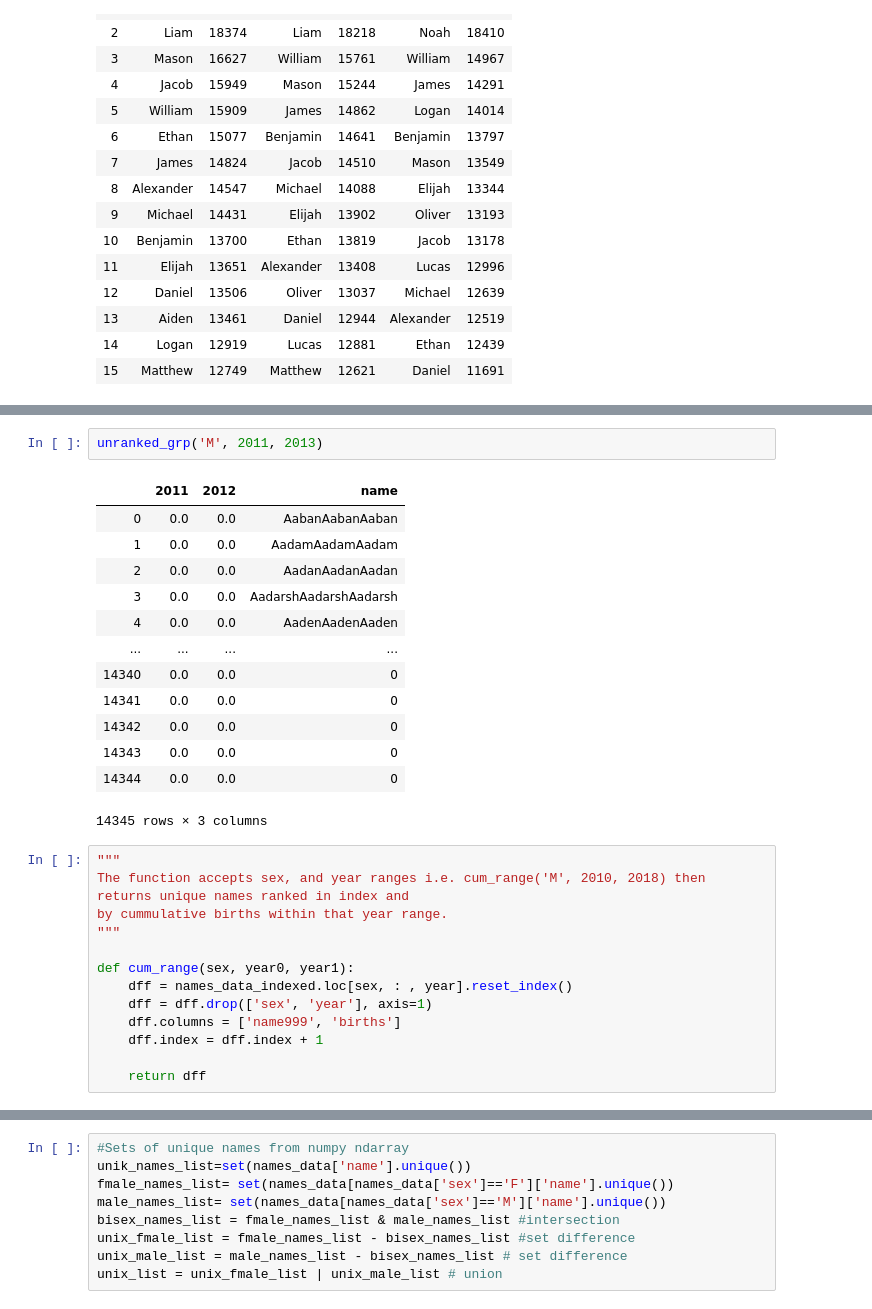
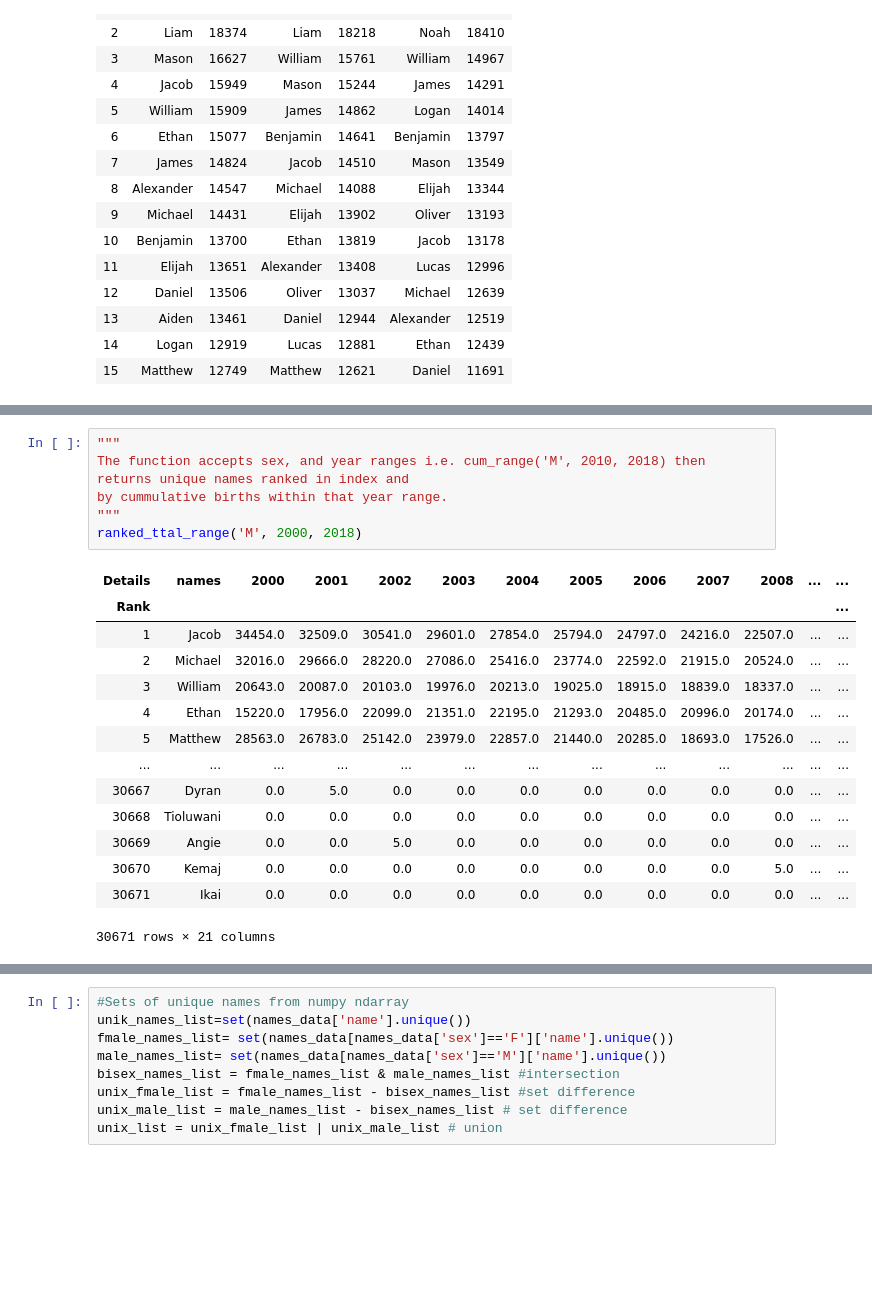
Before and after one commit to ChristopherOloo/US-Baby-Names-Analysis, a Jupyter notebook: notebook/us_baby_names_analysis.ipynb, the cells around one changed output, grey strips where cells are left out. Cells and saved outputs as stored; diff of their text form; blank space fills up the shorter version.

```diff
--- a/notebook/us_baby_names_analysis.ipynb
+++ b/notebook/us_baby_names_analysis.ipynb
@@ -353,29 +354,21 @@ unranked_ranged('M', 2010, 2018)
-# %%
-unranked_grp('M', 2011, 2013)
-# %% [output]
-|  | 2011 | 2012 | name |
-| 0 | 0.0 | 0.0 | AabanAabanAaban |
-| 1 | 0.0 | 0.0 | AadamAadamAadam |
-| 2 | 0.0 | 0.0 | AadanAadanAadan |
-| 3 | 0.0 | 0.0 | AadarshAadarshAadarsh |
-| 4 | 0.0 | 0.0 | AadenAadenAaden |
-| ... | ... | ... | ... |
-| 14340 | 0.0 | 0.0 | 0 |
-| 14341 | 0.0 | 0.0 | 0 |
-| 14342 | 0.0 | 0.0 | 0 |
-| 14343 | 0.0 | 0.0 | 0 |
-| 14344 | 0.0 | 0.0 | 0 |
-14345 rows × 3 columns
 # %%
 """
 The function accepts sex, and year ranges i.e. cum_range('M', 2010, 2018) then returns unique names ranked in index and
 by cummulative births within that year range.
 """
-
-def cum_range(sex, year0, year1):
-    dff = names_data_indexed.loc[sex, : , year].reset_index()
-    dff = dff.drop(['sex', 'year'], axis=1)
-    dff.columns = ['name999', 'births']
-    dff.index = dff.index + 1
-
-    return dff
+ranked_ttal_range('M', 2000, 2018)
+# %% [output]
+| Details | names | 2000 | 2001 | 2002 | 2003 | 2004 | 2005 | 2006 | 2007 | 2008 | ... | ... |
+| Rank |  |  |  |  |  |  |  |  |  |  |  | ... |
+| 1 | Jacob | 34454.0 | 32509.0 | 30541.0 | 29601.0 | 27854.0 | 25794.0 | 24797.0 | 24216.0 | 22507.0 | ... | ... |
+| 2 | Michael | 32016.0 | 29666.0 | 28220.0 | 27086.0 | 25416.0 | 23774.0 | 22592.0 | 21915.0 | 20524.0 | ... | ... |
+| 3 | William | 20643.0 | 20087.0 | 20103.0 | 19976.0 | 20213.0 | 19025.0 | 18915.0 | 18839.0 | 18337.0 | ... | ... |
+| 4 | Ethan | 15220.0 | 17956.0 | 22099.0 | 21351.0 | 22195.0 | 21293.0 | 20485.0 | 20996.0 | 20174.0 | ... | ... |
+| 5 | Matthew | 28563.0 | 26783.0 | 25142.0 | 23979.0 | 22857.0 | 21440.0 | 20285.0 | 18693.0 | 17526.0 | ... | ... |
+| ... | ... | ... | ... | ... | ... | ... | ... | ... | ... | ... | ... | ... |
+| 30667 | Dyran | 0.0 | 5.0 | 0.0 | 0.0 | 0.0 | 0.0 | 0.0 | 0.0 | 0.0 | ... | ... |
+| 30668 | Tioluwani | 0.0 | 0.0 | 0.0 | 0.0 | 0.0 | 0.0 | 0.0 | 0.0 | 0.0 | ... | ... |
+| 30669 | Angie | 0.0 | 0.0 | 5.0 | 0.0 | 0.0 | 0.0 | 0.0 | 0.0 | 0.0 | ... | ... |
+| 30670 | Kemaj | 0.0 | 0.0 | 0.0 | 0.0 | 0.0 | 0.0 | 0.0 | 0.0 | 5.0 | ... | ... |
+| 30671 | Ikai | 0.0 | 0.0 | 0.0 | 0.0 | 0.0 | 0.0 | 0.0 | 0.0 | 0.0 | ... | ... |
+30671 rows × 21 columns
```
Also changed, not shown: parts of 67 cells of this notebook.
